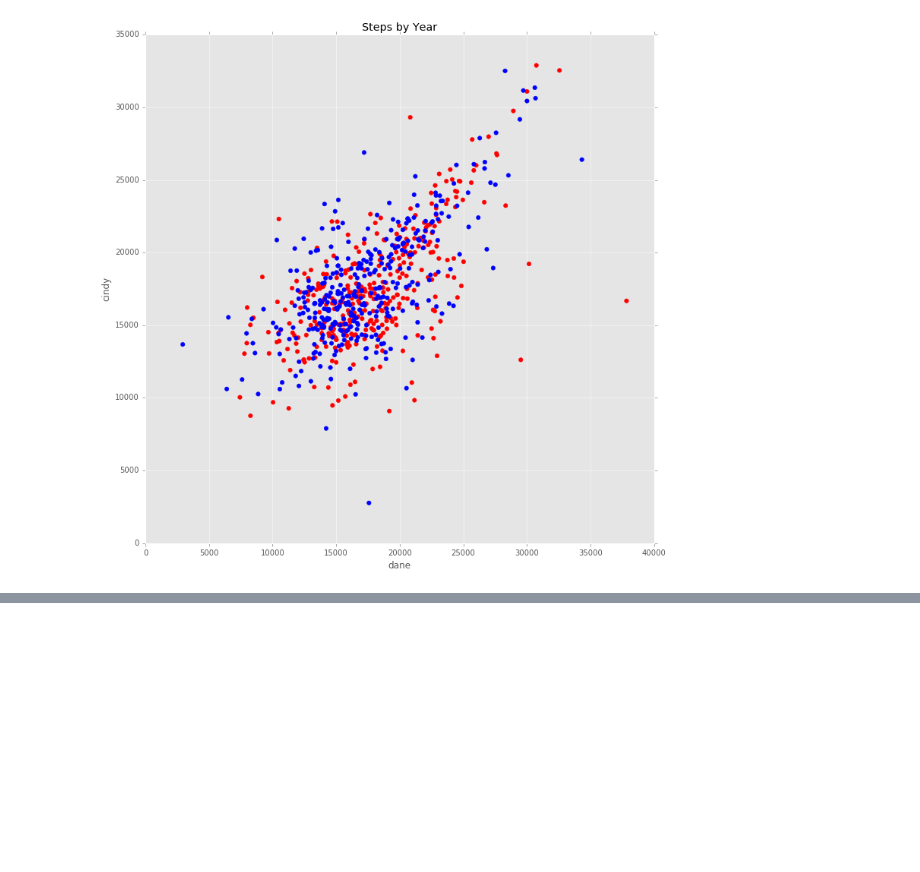
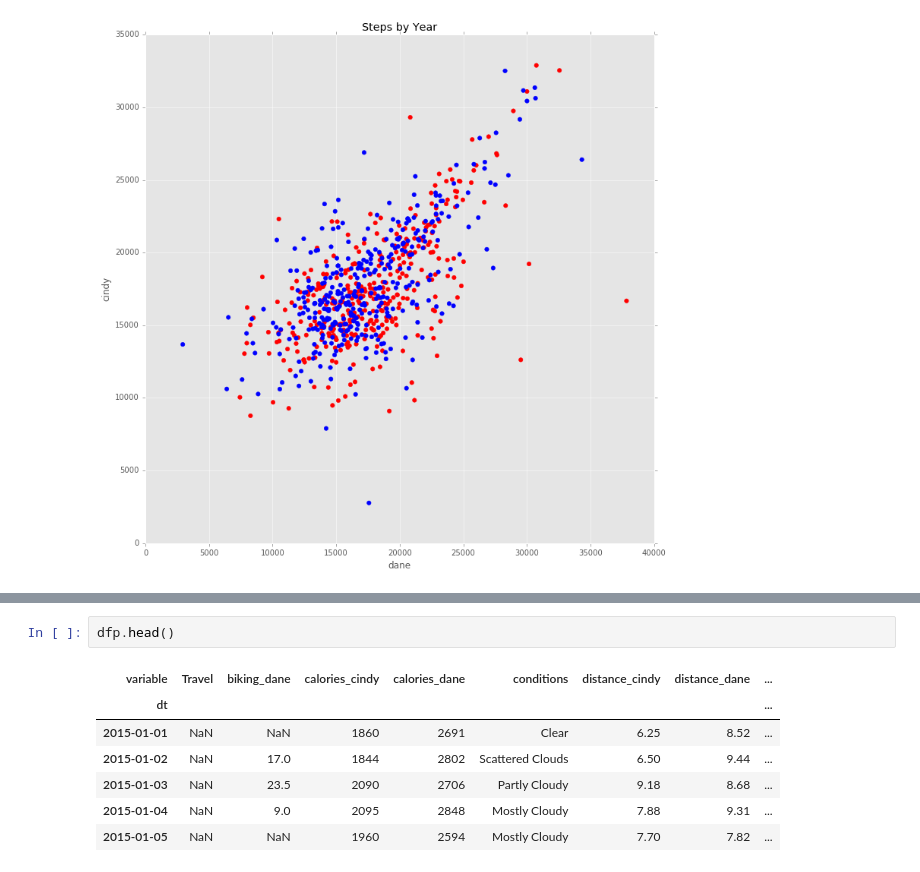
Before and after one commit to danecollins/fitbit, a Jupyter notebook: fb_eda.ipynb, the cells around one changed output, grey strips where cells are left out. Saved outputs shown, nothing was run; the diff lists cells and outputs as text; blank space fills up the shorter version.

```diff
--- a/fb_eda.ipynb
+++ b/fb_eda.ipynb
@@ -153,0 +195,10 @@ plt.ylabel('cindy')
+# %%
+dfp.head()
+# %% [output]
+| variable | Travel | biking_dane | calories_cindy | calories_dane | conditions | distance_cindy | distance_dane | ... |
+| dt |  |  |  |  |  |  |  | ... |
+| 2015-01-01 | NaN | NaN | 1860 | 2691 | Clear | 6.25 | 8.52 | ... |
+| 2015-01-02 | NaN | 17.0 | 1844 | 2802 | Scattered Clouds | 6.50 | 9.44 | ... |
+| 2015-01-03 | NaN | 23.5 | 2090 | 2706 | Partly Cloudy | 9.18 | 8.68 | ... |
+| 2015-01-04 | NaN | 9.0 | 2095 | 2848 | Mostly Cloudy | 7.88 | 9.31 | ... |
+| 2015-01-05 | NaN | NaN | 1960 | 2594 | Mostly Cloudy | 7.70 | 7.82 | ... |
```
Also changed, not shown: parts of 2 cells of this notebook.
